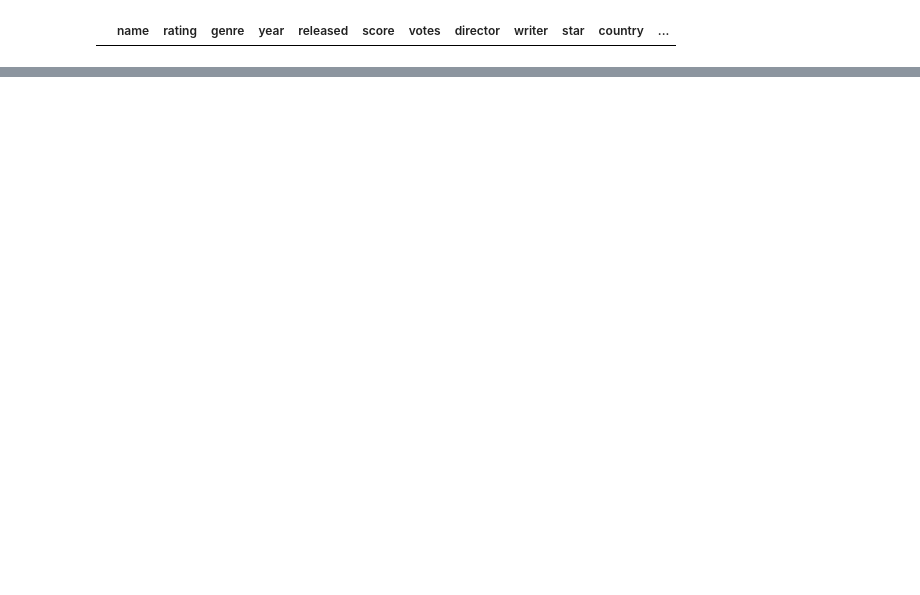
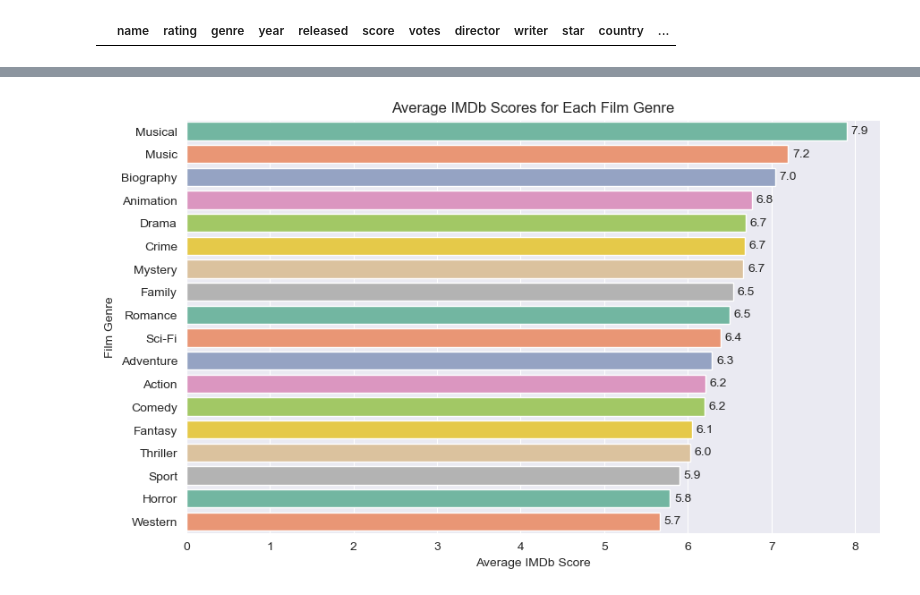
Before and after one commit to gururaser/film-analysis-project, a Jupyter notebook: film-analysis.ipynb, the cells around one changed output, grey strips where cells are left out. Saved outputs shown, nothing was run; the diff lists cells and outputs as text; code cells hidden in the pictures; blank space fills up the shorter version.

```diff
--- a/film-analysis.ipynb
+++ b/film-analysis.ipynb
@@ -456,0 +547,21 @@ df.tail()
+# %%
+# Without Error bars
+
+df_grouped = df.groupby('genre').mean().sort_values(by='score', ascending=False).reset_index()
+
+plt.figure(figsize=(10,6))
+
+ax = sns.barplot(data= df, x = "score", y = "genre", ci = None, palette = 'Set2',order=df_grouped['genre'])
+plt.xlabel('Average IMDb Score')
+plt.ylabel('Film Genre')
+plt.title('Average IMDb Scores for Each Film Genre')
+
+# Add text labels for each bar
+for p in ax.patches:
+    width = p.get_width()
+    plt.text(width + 0.05, p.get_y() + p.get_height() / 2, f"{width:.1f}", ha='left', va='center')
+
+plt.savefig('avg_imdb_score.jpg', dpi=300, bbox_inches='tight')
+plt.show()
+# %% [output]
+[figure, added]
```
Also changed, not shown: parts of 23 cells of this notebook.
